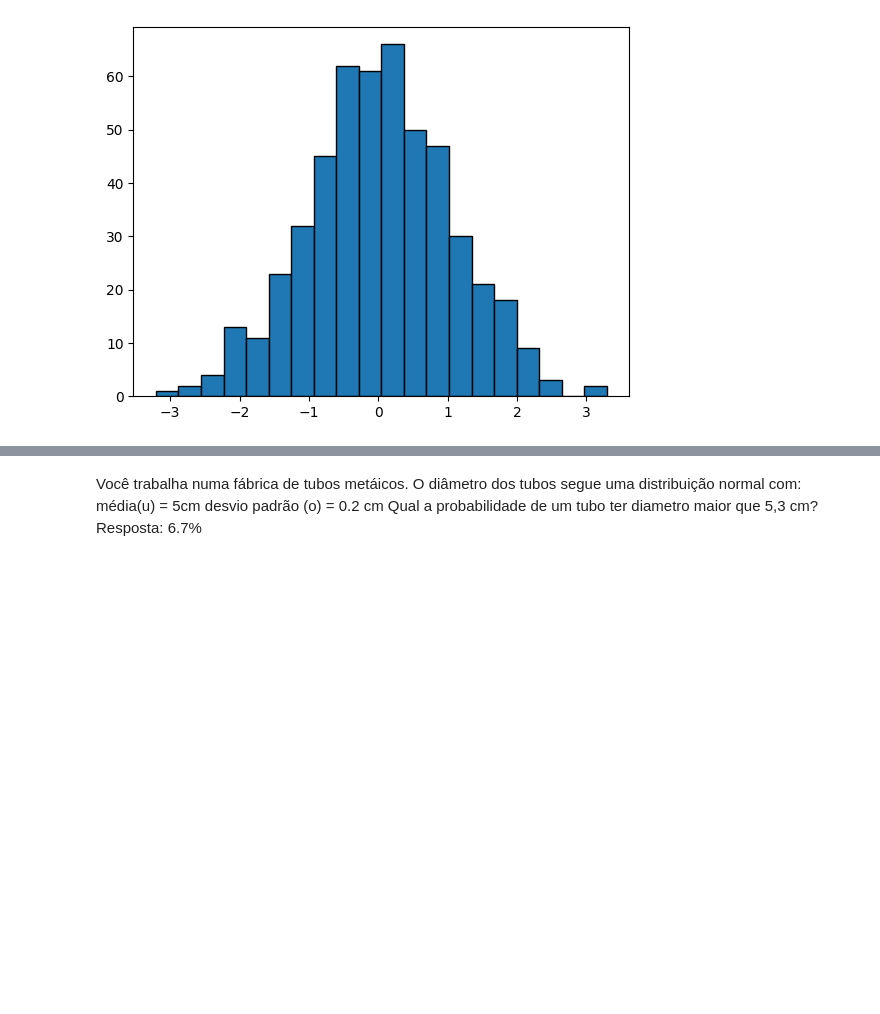
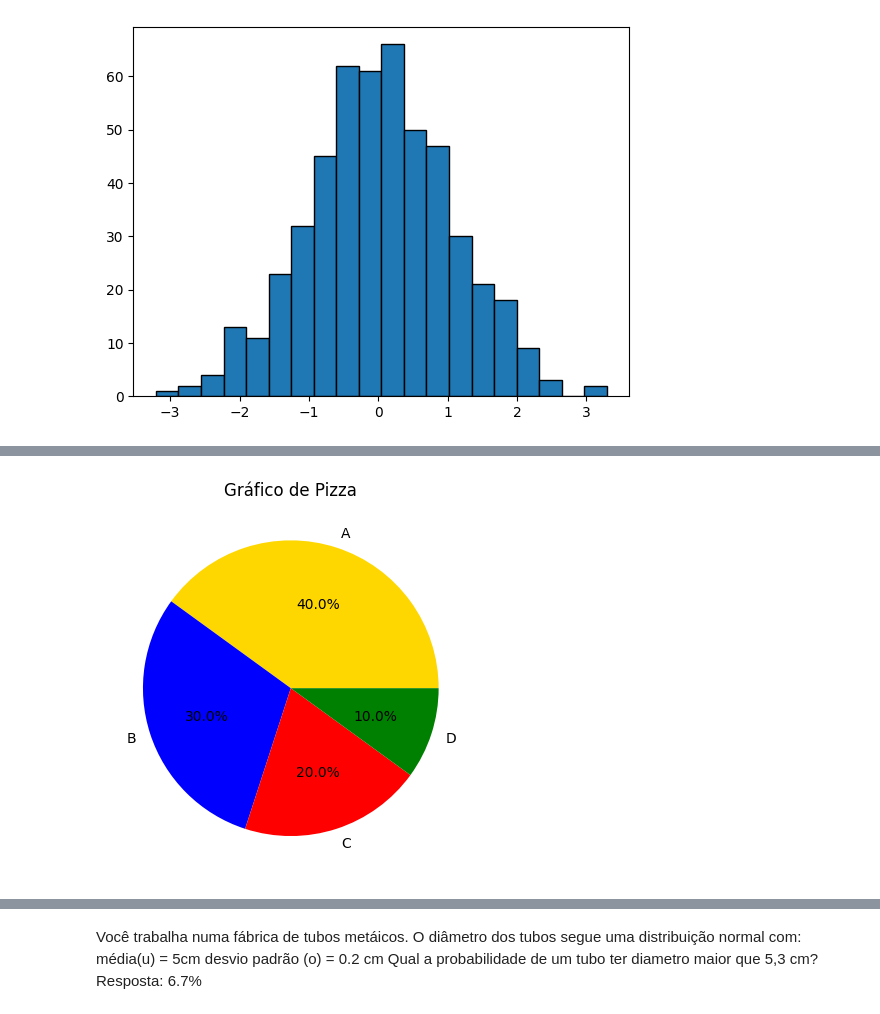
Before and after one commit to diegoc85/DataScience, a Jupyter notebook: AulasDS.ipynb, the cells around one changed output, grey strips where cells are left out. Cells and saved outputs as stored; diff of their text form; code cells hidden in the pictures; blank space fills up the shorter version.

```diff
--- a/AulasDS.ipynb
+++ b/AulasDS.ipynb
@@ -112,0 +137,8 @@ plt.show()
+# %%
+labels = ['A', 'B', 'C', 'D']
+sizes = [40, 30, 20, 10]
+plt.pie(sizes, labels=labels, autopct='%1.1f%%', colors=['gold', 'blue', 'red', 'green'])
+plt.title("Gráfico de Pizza")
+plt.show()
+# %% [output]
+[figure, added]
```
Also changed, not shown: parts of 6 cells of this notebook, 2 other files.
